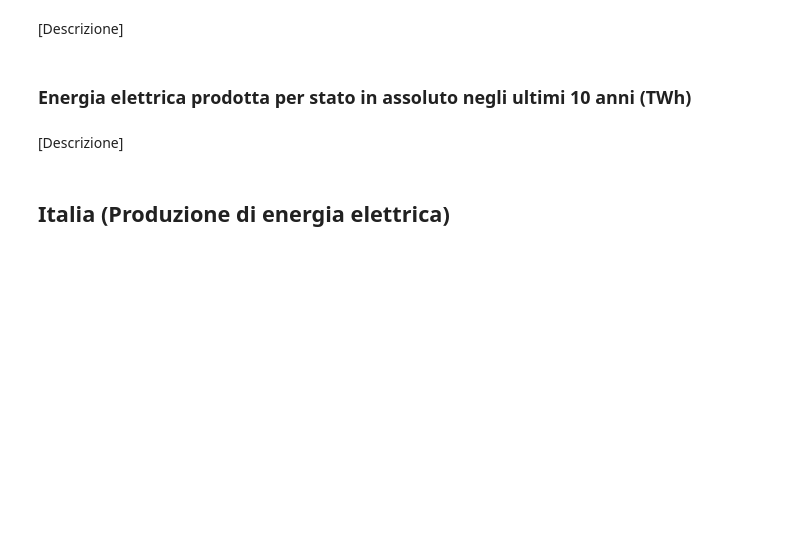
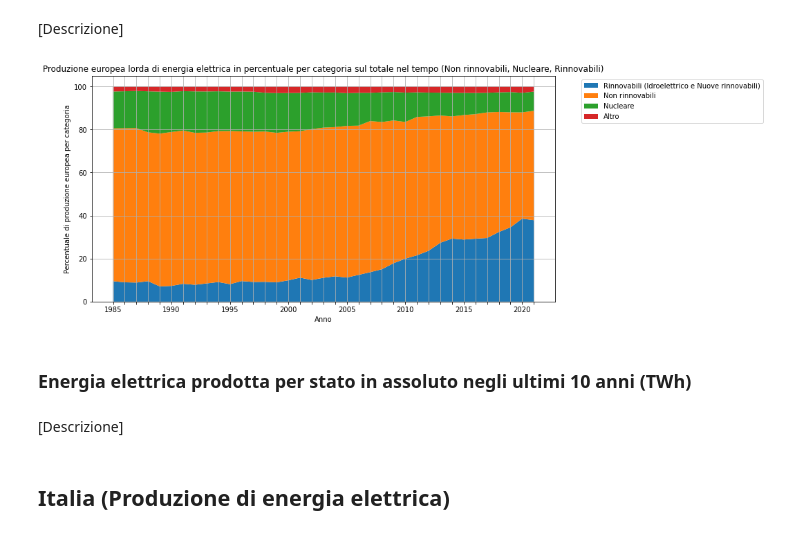
Before and after one commit to mattiamendicino/progetto-scivis, a Jupyter notebook: codice.ipynb, the cells around one changed output. Cells and saved outputs as stored; diff of their text form; code cells hidden in the pictures; blank space fills up the shorter version.

```diff
--- a/codice.ipynb
+++ b/codice.ipynb
@@ -257,7 +317,41 @@ plt.show()
 # %% [markdown]
 [Descrizione]
 # %%
-# Area chart (Non rinnovabili, Rinnovabili, Nucleare, Altro)
+eu_data = production_data[production_data['ISO'].isin(['BEL', 'BGR', 'CZE', 'DNK', 'DEU', 'EST', 'IRL', 'GRC', 'ESP', 'FRA', 'HRV', 'ITA', 'CYP', 'LVA', 'LTU', 'LUX', 'HUN', 'MLT', 'NLD', 'AUT', 'POL', 'PRT', 'ROU', 'SVN', 'SVK', 'FIN', 'SWE'])]
+grouped_data = eu_data.groupby('Year')[['ElectBy_Coal', 'ElectBy_Gas', 'ElectBy_Hydro', 'ElectBy_Nuclear', 'ElectBy_Oil', 'ElectBy_Other', 'ElectBy_NewRenewables']].sum()
+grouped_data_percentage = grouped_data.divide(grouped_data.sum(axis=1), axis=0) * 100
+
+grouped_data_percentage['NotRenewable'] = grouped_data_percentage['ElectBy_Coal'] + grouped_data_percentage['ElectBy_Gas'] + grouped_data_percentage['ElectBy_Oil']
+grouped_data_percentage['Nuclear'] = grouped_data_percentage['ElectBy_Nuclear']
+grouped_data_percentage['Other'] = grouped_data_percentage['ElectBy_Other']
+grouped_data_percentage['Renewable'] = grouped_data_percentage['ElectBy_Hydro'] + grouped_data_percentage['ElectBy_NewRenewables']
+
+plt.figure(figsize=(12, 6))
+
+x = grouped_data_percentage.index
+y = [grouped_data_percentage['Renewable'],
+     grouped_data_percentage['NotRenewable'],
+     grouped_data_percentage['Nuclear'],
+     grouped_data_percentage['Other']]
+
+labels = ['Rinnovabili (Idroelettrico e Nuove rinnovabili)', 'Non rinnovabili', 'Nucleare', 'Altro']
+
+plt.stackplot(x, y, labels=labels)
+
+plt.xlabel('Anno')
+plt.ylabel('Percentuale di produzione europea per categoria')
+plt.title('Produzione europea lorda di energia elettrica in percentuale per categoria sul totale nel tempo (Non rinnovabili, Nucleare, Rinnovabili)')
+plt.legend(bbox_to_anchor=(1.05, 1), loc='upper left')
+plt.grid()
+start_year = grouped_data.index.min()
+end_year = grouped_data.index.max()
+x_ticks = plt.xticks(range(start_year, end_year+1, 1))
+for i, label in enumerate(plt.gca().xaxis.get_ticklabels()):
+    if i % 5 != 0:
+        label.set_visible(False)
+plt.show()
+# %% [output]
+[figure, added]
 # %% [markdown]
 ### Energia elettrica prodotta per stato in assoluto negli ultimi 10 anni (TWh)
 # %% [markdown]
```
Also changed, not shown: parts of 10 cells of this notebook.
